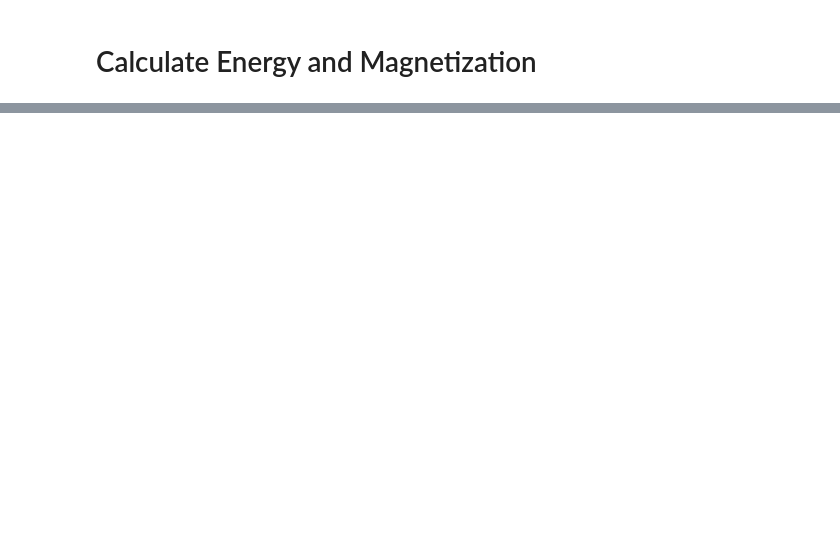
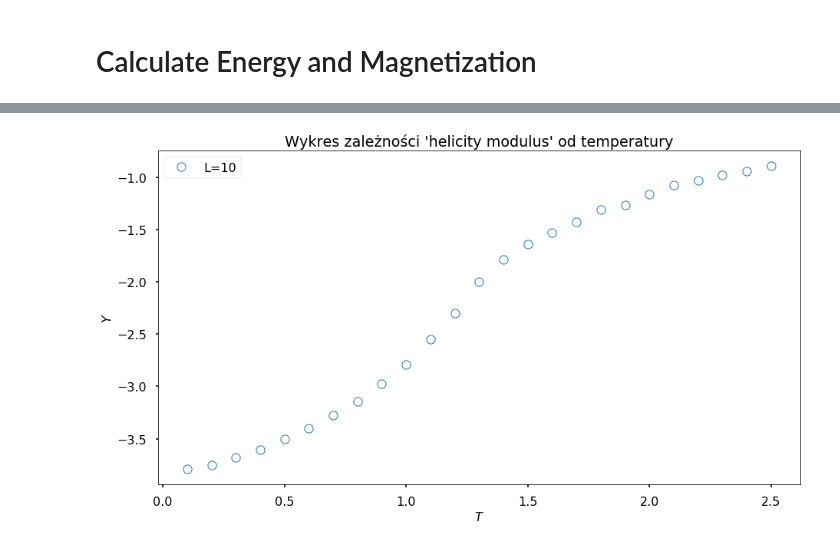
Before and after one commit to robertjankowski/XYmodel, a Jupyter notebook: plotting/XY_withCython.ipynb, the cells around one changed output, grey strips where cells are left out. Cells and saved outputs as stored; diff of their text form; code cells hidden in the pictures; blank space fills up the shorter version.

Commit message:
helicity modulus + sus test

```diff
--- a/plotting/XY_withCython.ipynb
+++ b/plotting/XY_withCython.ipynb
@@ -329,0 +371,15 @@ plt.show()
+# %%
+plt.figure(figsize=(15, 8))
+plt.plot(T_range, Y_10, 'o', label='L=10',  markerfacecolor='none', markeredgewidth=1.0)
+# plt.plot(T_range, Y_30, '^', label='L=30',  markerfacecolor='none', markeredgewidth=1.0)
+# plt.plot(T_range, Y_60, 's', label='L=60',  markerfacecolor='none', markeredgewidth=1.0)
+# plt.plot(T_range, Y_100, 'P', label='L=100',  markerfacecolor='none', markeredgewidth=1.0)
+
+plt.xlabel("$T$", fontsize=16)
+plt.ylabel("$Y$", fontsize=16)
+plt.title("Wykres zależności 'helicity modulus' od temperatury")
+plt.legend()
+# plt.savefig("Helicity.svg", dpi=800, bbox_inches='tight', format="svg")
+plt.show()
+# %% [output]
+[figure, added]
```
Also changed, not shown: parts of 11 cells of this notebook.
